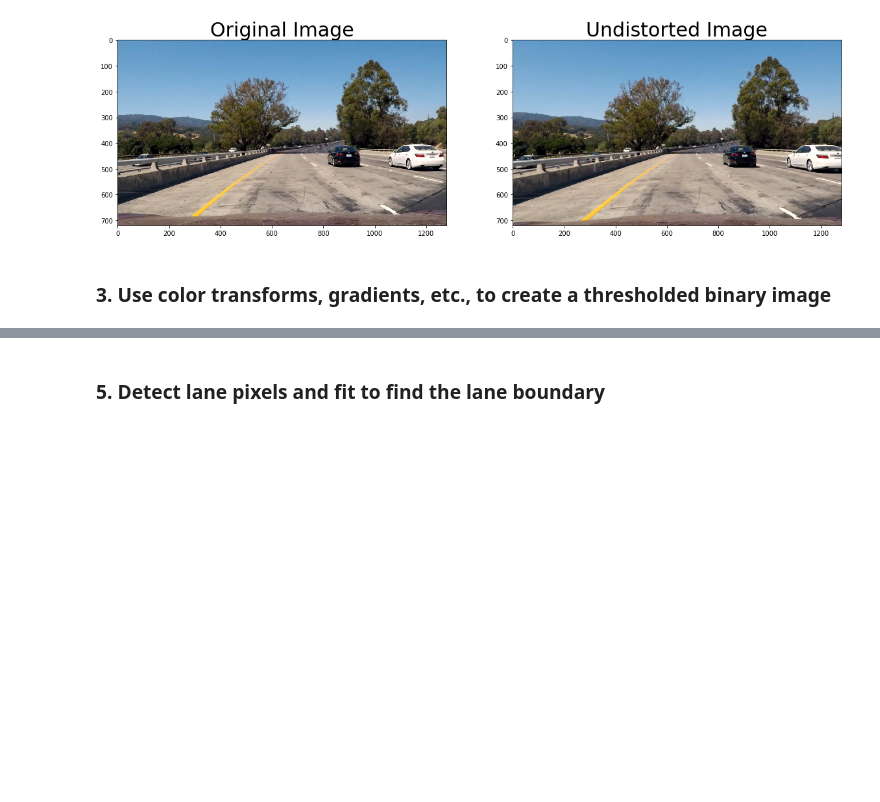
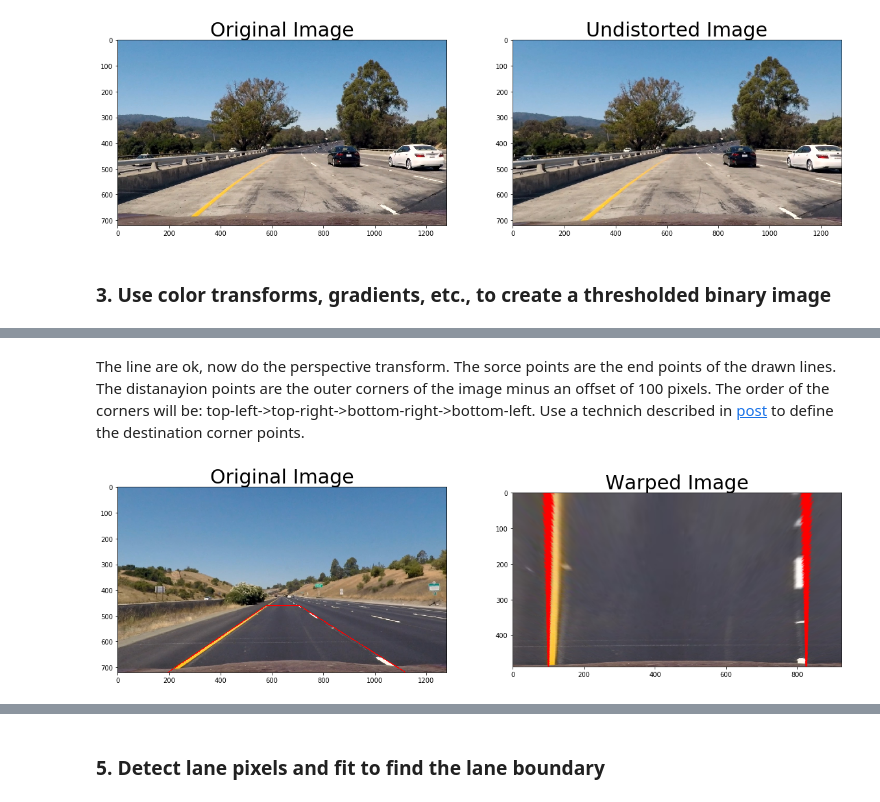
Before and after one commit to ek8203/CarND-Advanced-Lane-Lines, a Jupyter notebook: advanced_lane_finding.ipynb, the cells around one changed output, grey strips where cells are left out. Saved outputs shown, nothing was run; the diff lists cells and outputs as text; code cells hidden in the pictures; blank space fills up the shorter version.

```diff
--- a/advanced_lane_finding.ipynb
+++ b/advanced_lane_finding.ipynb
@@ -186,0 +227,79 @@ plt.close(figure)    # close the figure
+# %% [markdown]
+The line are ok, now do the perspective transform. The sorce points are the end points of the drawn lines. The distanayion points are the outer corners of the image minus an offset of 100 pixels. The order of the corners will be: top-left->top-right->bottom-right->bottom-left. Use a technich described in [post](https://www.pyimagesearch.com/2014/08/25/4-point-opencv-getperspective-transform-example/) to define the destination corner points.
+# %%
+
+def warp_top_down(image, tl, tr, bl, br, offset=100):
+    """
+    Warps an image to a top-down view
+    """
+    # get source corners
+    src = np.float32([tl,tr,br,bl])
+
+    # Define distanation corner points are at the outer coners of the image
+    # compute the width of the new image, which will be the
+    # maximum distance between bottom-right and bottom-left
+    # x-coordiates or the top-right and top-left x-coordinates
+    widthA = np.sqrt(((br[0] - bl[0]) ** 2) + ((br[1] - bl[1]) ** 2))
+    widthB = np.sqrt(((tr[0] - tl[0]) ** 2) + ((tr[1] - tl[1]) ** 2))
+    maxWidth = max(int(widthA), int(widthB))
+
+    # compute the height of the new image, which will be the
+    # maximum distance between the top-right and bottom-right
+    # y-coordinates or the top-left and bottom-left y-coordinates
+    heightA = np.sqrt(((tr[0] - br[0]) ** 2) + ((tr[1] - br[1]) ** 2))
+    heightB = np.sqrt(((tl[0] - bl[0]) ** 2) + ((tl[1] - bl[1]) ** 2))
+    maxHeight = max(int(heightA), int(heightB))
+
+    # now that we have the dimensions of the new image, construct
+    # the set of destination points to obtain a "birds eye view",
+    # (i.e. top-down view) of the image, again specifying points
+    # in the top-left, top-right, bottom-right, and bottom-left
+    # order
+    dst = np.array([
+        [0, 0],
+        [maxWidth - 1, 0],
+        [maxWidth - 1, maxHeight - 1],
+        [0, maxHeight - 1]], dtype = "float32")
+
+
+    tl = [offset, -offset]
+    tr = [maxWidth-offset-1, -offset]
+    br = [maxWidth-offset-1, maxHeight]
+    bl = [offset, maxHeight]
+    dst = np.float32([tl,tr,br,bl])
+
+
+    # get the transform matrix M
+    M = cv2.getPerspectiveTransform(src, dst)
+
+    # wrap the image
+    #img_size = (shape[1], shape[0])
+    warped = cv2.warpPerspective(image, M, (maxWidth, maxHeight), flags=cv2.INTER_LINEAR)
+    return warped
+
+# Read a test image
+image = cv2.imread('test_images/straight_lines1.jpg')
+#image = cv2.imread('test_images/test5.jpg')
+image = cv2.cvtColor(image, cv2.COLOR_BGR2RGB)
+
+# Remove distortion
+image = undistort_image(image, "camera_cal/dist_pickle.p")
+
+# Define corner points
+tl = [tl_x, tl_y]           # top-left
+tr = [tr_x, tr_y]           # top-right
+br = [br_x, br_y] # bottom-right
+bl = [bl_x, bl_y]  # bottom-left
+
+# Draw lines on the image
+image = mark_lines(image, (tl_x, tl_y), (tr_x, tr_y), (br_x, br_y), (bl_x, bl_y), thick=2)
+
+# Warp to top-down view
+top_down = warp_top_down(image, tl, tr, bl, br, offset=100)
+
+# Visualize perspective transform
+figure = plt_two(image, top_down, 'Original Image', 'Warped Image')
+figure.savefig('output_images/test_warped.jpg')   # save the figure to file
+plt.close(figure)    # close the figure
+# %% [output]
+[figure, added]
```
Also changed, not shown: parts of 10 cells of this notebook.
